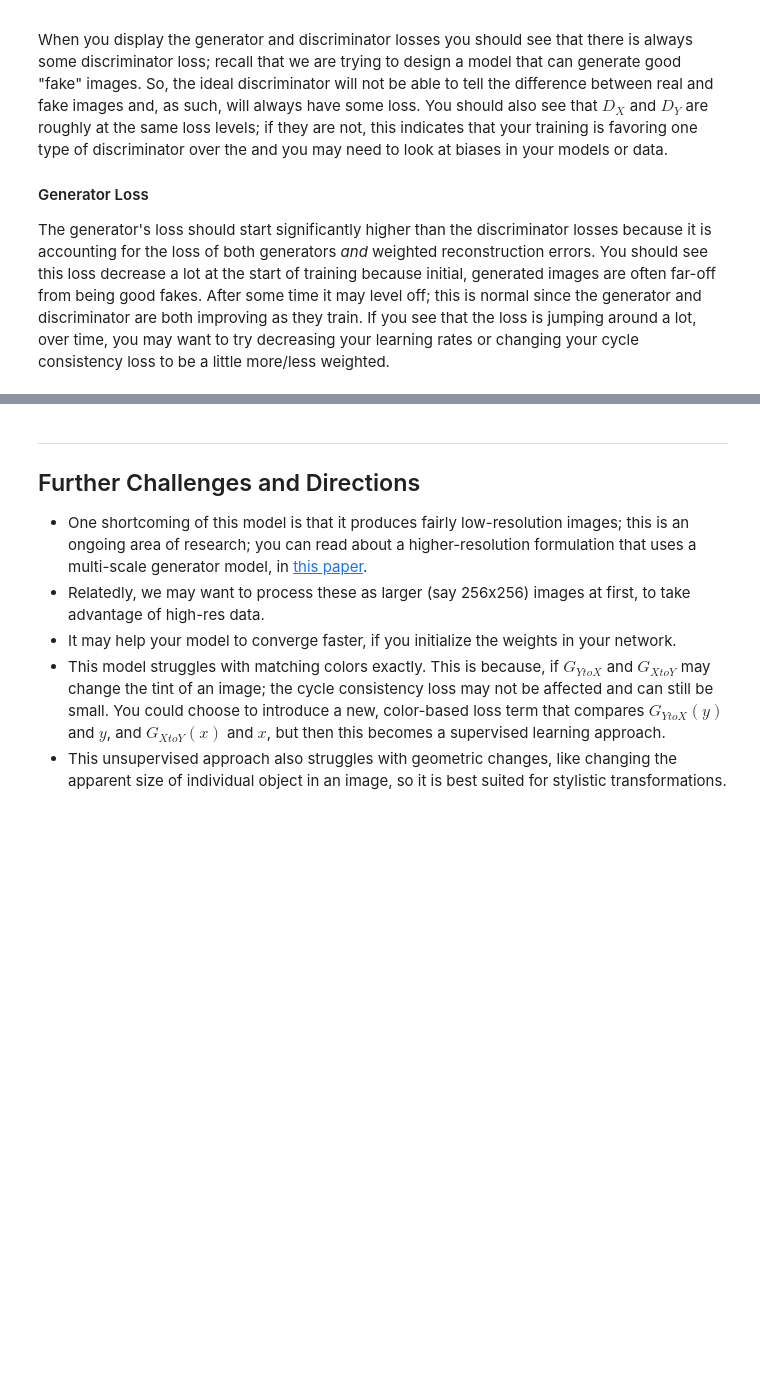
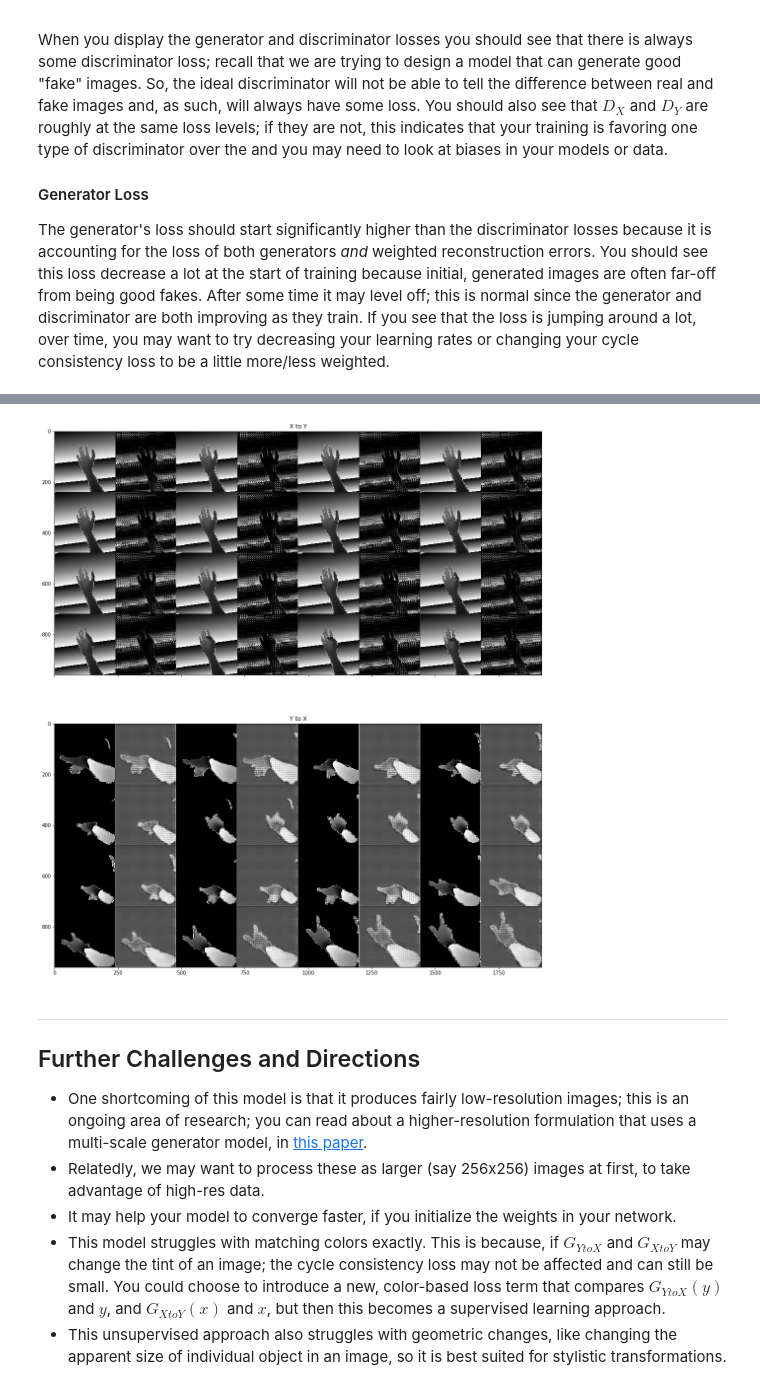
Before and after one commit to amyllykoski/CycleGAN, a Jupyter notebook: CycleGAN.ipynb, the cells around one changed output, grey strips where cells are left out. Cells and saved outputs as stored; diff of their text form; code cells hidden in the pictures; blank space fills up the shorter version.

```diff
--- a/CycleGAN.ipynb
+++ b/CycleGAN.ipynb
@@ -1013,6 +1052,8 @@ view_samples(100, 'samples_cyclegan')
 # %%
 # view samples at iteration 4000
-view_samples(4000, 'samples_cyclegan')
+view_samples(5000, 'samples_cyclegan')
+# %% [output]
+[figure, added]
 # %% [markdown]
 ---
 ## Further Challenges and Directions
```
Also changed, not shown: parts of 9 cells of this notebook, 2 other files.
